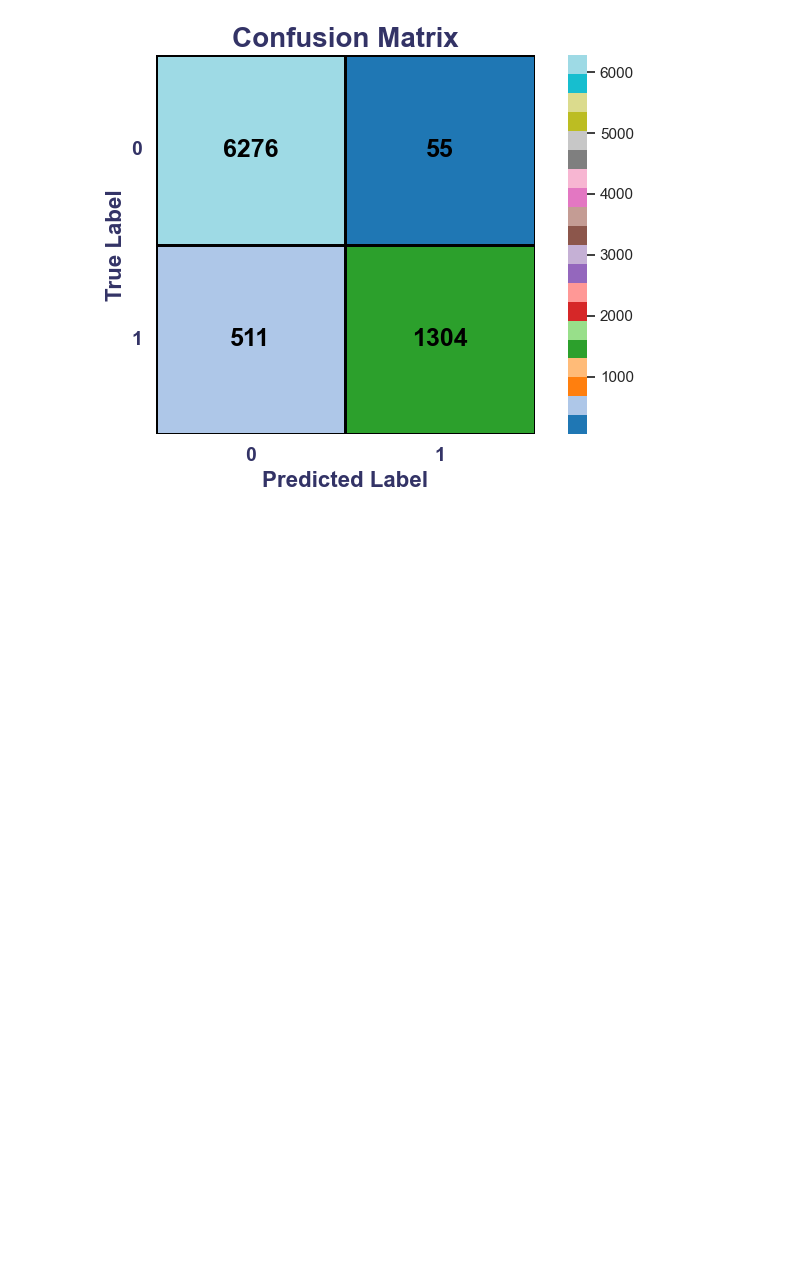
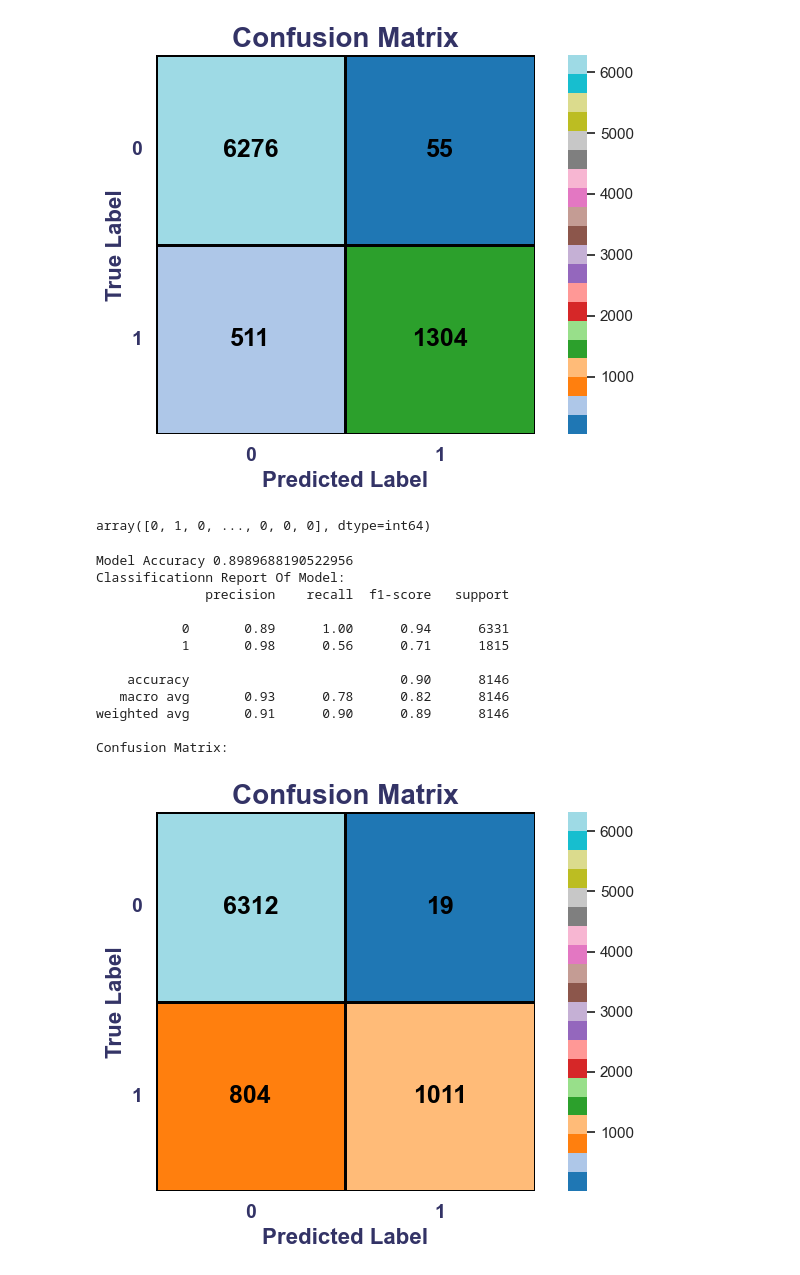
Before and after one commit to Hasnain-Sidd/Data-Science-Internship, a Jupyter notebook: Task2_Credit_Risk.ipynb, the cells around one changed output. Cells and saved outputs as stored; diff of their text form; code cells hidden in the pictures; blank space fills up the shorter version.

```diff
--- a/Task2_Credit_Risk.ipynb
+++ b/Task2_Credit_Risk.ipynb
@@ -295,7 +321,7 @@ Logistic Regression
 def lr_model():
     lr=LogisticRegression()
     lr.fit(X_train,Y_train)
-    return lr.predict(X_test)
+    return lr.predict(X_test),lr
 
 Logistic_Regression=lr_model()
 Logistic_Regression
@@ -326,7 +352,7 @@ def Random_Forest():
   RM=RandomForestClassifier(random_state=42,max_depth=8,max_features=11,criterion='entropy')
   RM.fit(X_train,Y_train)
   y_pred=RM.predict(X_test)
-  return y_pred
+  return y_pred,RM
 
 
 
@@ -363,7 +391,7 @@ def Decision_Tree(param_grid):
     best_model=grd_dsc.best_estimator_
     joblib.dump(best_model,'Model1.pkl')
     y_pred=grd_dsc.predict(X_test)
-    return y_pred
+    return y_pred,grd_dsc
 
 param_grid1={
     'max_depth':[2,4,6,8,10],
@@ -393,3 +426,35 @@ weighted avg       0.93      0.93      0.93      8146
 
 Confusion Matrix:
 [figure]
+# %%
+classifiers=[('K Neighbors Classifier',KNN[1]),("Logistic Regression",Logistic_Regression[1]),
+             ('Decision Tree Classifier',dsc_tree[1]),("Random Forest",Random_Forest_Classifier[1])]
+
+def Voting_Classifier(n_estimators):
+    vc=VotingClassifier(estimators=n_estimators)
+    vc.fit(X_train,Y_train)
+    y_pred=vc.predict(X_test)
+    return y_pred
+
+voting_classifier=Voting_Classifier(classifiers)
+voting_classifier
+# %% [output]
+array([0, 1, 0, ..., 0, 0, 0], dtype=int64)
+# %%
+Accuracy_Score(voting_classifier)
+Classsification_report(voting_classifier)
+Visulalize_CM(Confusion_Matrix(voting_classifier))
+# %% [output]
+Model Accuracy 0.8989688190522956
+Classificationn Report Of Model:
+              precision    recall  f1-score   support
+
+           0       0.89      1.00      0.94      6331
+           1       0.98      0.56      0.71      1815
+
+    accuracy                           0.90      8146
+   macro avg       0.93      0.78      0.82      8146
+weighted avg       0.91      0.90      0.89      8146
+
+Confusion Matrix:
+[figure, added]
```
Also changed, not shown: parts of 10 cells of this notebook.
